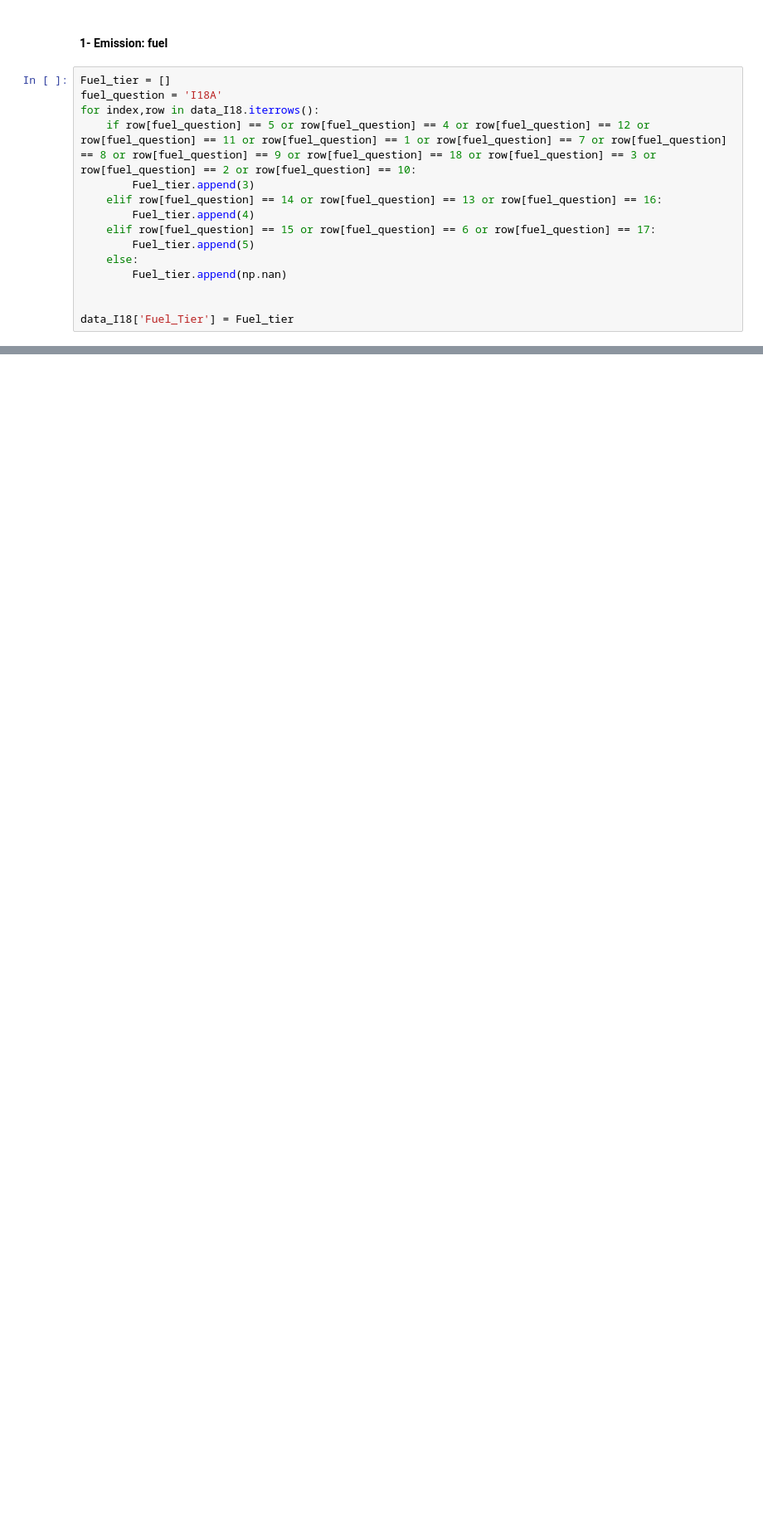
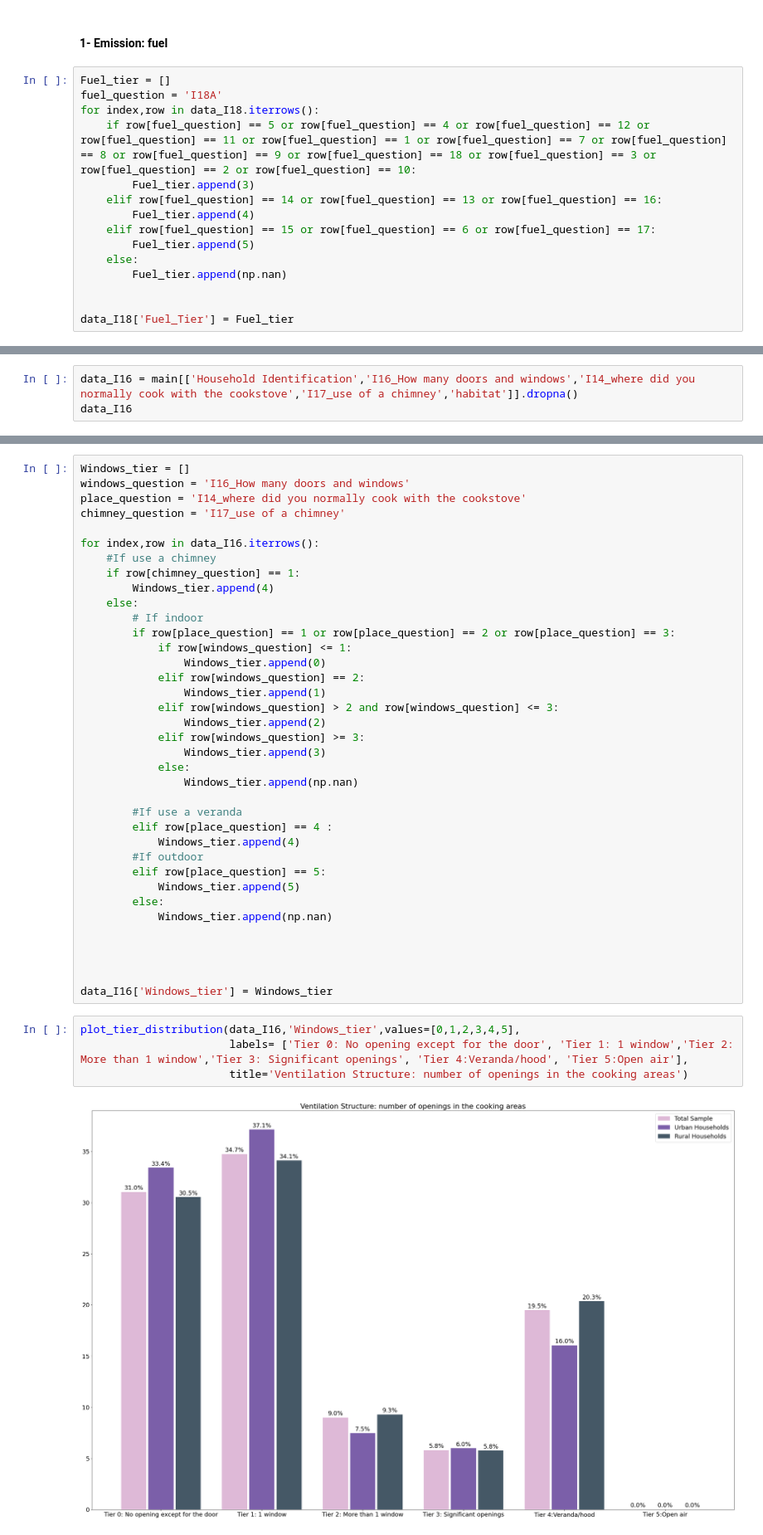
Before and after one commit to alfonsocaiazzo/esmap-mtf-data, a Jupyter notebook: mtf-book/rwanda/cooking_solutions.ipynb, the cells around one changed output, grey strips where cells are left out. Shown: that part at 83% size. Drawn from its saved outputs; the diff is of its cells as text; blank space fills up the shorter version.

```diff
--- a/mtf-book/rwanda/cooking_solutions.ipynb
+++ b/mtf-book/rwanda/cooking_solutions.ipynb
@@ -572,0 +629,3 @@ plot_tier_distribution(data_I18,'Fuel_Tier',values=[3,4,5],
+# %%
+data_I16 = main[['Household Identification','I16_How many doors and windows','I14_where did you normally cook with the cookstove','I17_use of a chimney','habitat']].dropna()
+data_I16
@@ -572,0 +646,43 @@ plot_tier_distribution(data_I18,'Fuel_Tier',values=[3,4,5],
+# %%
+Windows_tier = []
+windows_question = 'I16_How many doors and windows'
+place_question = 'I14_where did you normally cook with the cookstove'
+chimney_question = 'I17_use of a chimney'
+
+for index,row in data_I16.iterrows():
+    #If use a chimney
+    if row[chimney_question] == 1:
+        Windows_tier.append(4)
+    else:
+        # If indoor
+        if row[place_question] == 1 or row[place_question] == 2 or row[place_question] == 3:
+            if row[windows_question] <= 1:
+                Windows_tier.append(0)
+            elif row[windows_question] == 2:
+                Windows_tier.append(1)
+            elif row[windows_question] > 2 and row[windows_question] <= 3:
+                Windows_tier.append(2)
+            elif row[windows_question] >= 3:
+                Windows_tier.append(3)
+            else:
+                Windows_tier.append(np.nan)
+
+        #If use a veranda
+        elif row[place_question] == 4 :
+            Windows_tier.append(4)
+        #If outdoor
+        elif row[place_question] == 5:
+            Windows_tier.append(5)
+        else:
+            Windows_tier.append(np.nan)
+
+
+
+
+data_I16['Windows_tier'] = Windows_tier
+# %%
+plot_tier_distribution(data_I16,'Windows_tier',values=[0,1,2,3,4,5],
+                       labels= ['Tier 0: No opening except for the door', 'Tier 1: 1 window','Tier 2: More than 1 window','Tier 3: Significant openings', 'Tier 4:Veranda/hood', 'Tier 5:Open air'],
+                       title='Ventilation Structure: number of openings in the cooking areas')
+# %% [output]
+[figure, added]
```
Also changed, not shown: parts of 9 cells of this notebook.
